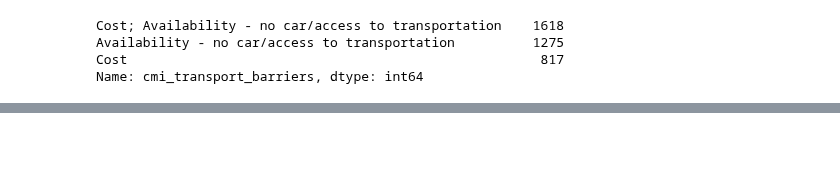
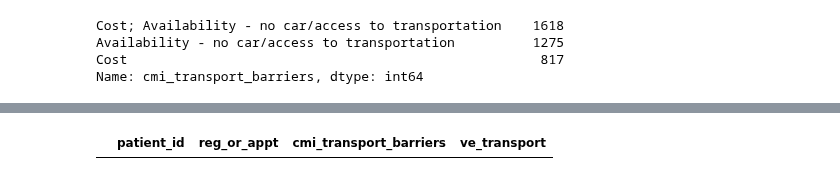
Before and after one commit to Jmiah789/smile-on-get_tootha_choppa, a Jupyter notebook: notebooks/eor_analysis.ipynb, the cells around one changed output, grey strips where cells are left out. Saved outputs shown, nothing was run; the diff lists cells and outputs as text; code cells hidden in the pictures; blank space fills up the shorter version.

```diff
--- a/notebooks/eor_analysis.ipynb
+++ b/notebooks/eor_analysis.ipynb
@@ -70,0 +145,5 @@ KeyError: False
+# %%
+patient_3212379 = transport[transport["patient_id"] == "3820972"]
+patient_3212379
+# %% [output]
+|  | patient_id | reg_or_appt | cmi_transport_barriers | ve_transport |
```
Also changed, not shown: parts of 17 cells of this notebook, 1 other file.
